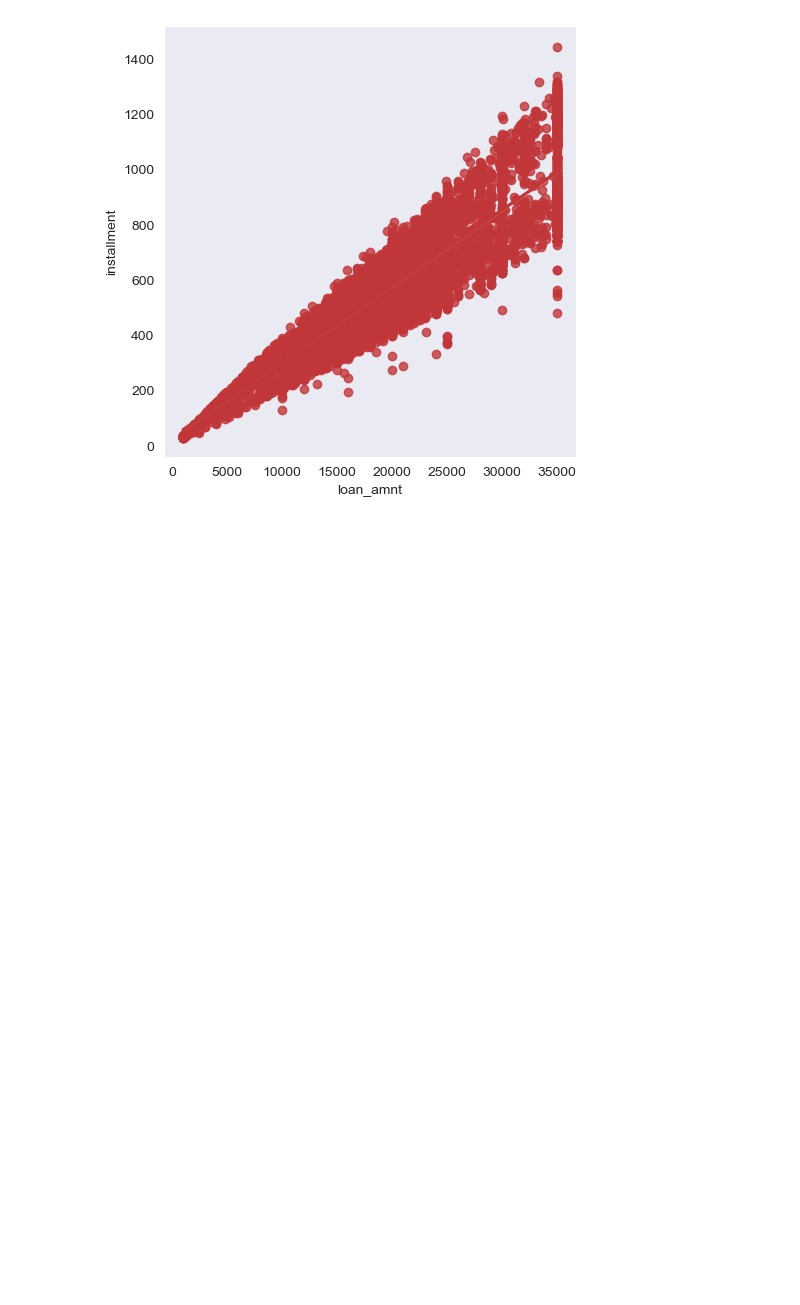
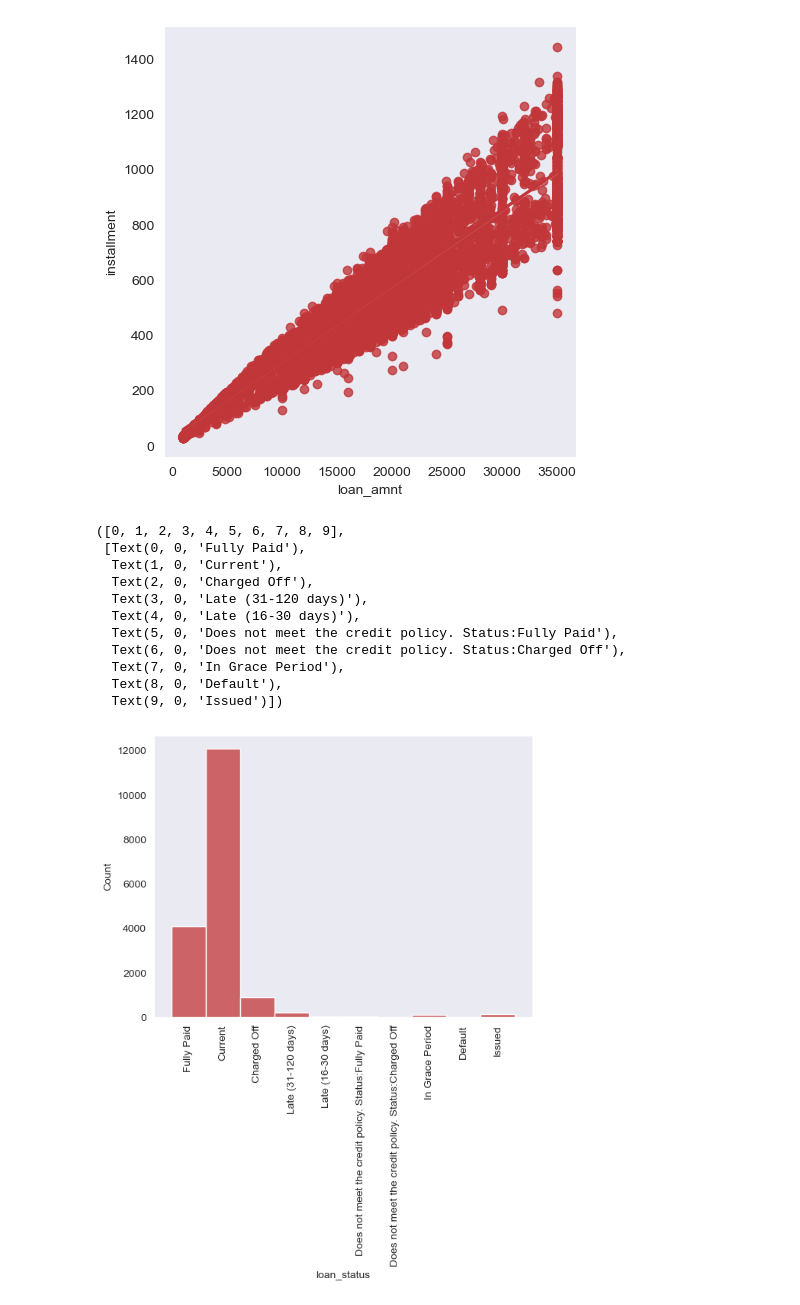
Before and after one commit to fburnelli/cas-de-stat-vis, a Jupyter notebook: visualisation.ipynb, the cells around one changed output. Cells and saved outputs as stored; diff of their text form; code cells hidden in the pictures; blank space fills up the shorter version.

```diff
--- a/visualisation.ipynb
+++ b/visualisation.ipynb
@@ -266,3 +266,19 @@ sns.lmplot(data=df,x="loan_amnt",y="installment")
 # %% [output]
 <seaborn.axisgrid.FacetGrid at 0x...>
 [figure]
+# %%
+sns.histplot(data=df, x='loan_status')
+plt.xticks(rotation=90)
+# %% [output]
+([0, 1, 2, 3, 4, 5, 6, 7, 8, 9],
+ [Text(0, 0, 'Fully Paid'),
+  Text(1, 0, 'Current'),
+  Text(2, 0, 'Charged Off'),
+  Text(3, 0, 'Late (31-120 days)'),
+  Text(4, 0, 'Late (16-30 days)'),
+  Text(5, 0, 'Does not meet the credit policy. Status:Fully Paid'),
+  Text(6, 0, 'Does not meet the credit policy. Status:Charged Off'),
+  Text(7, 0, 'In Grace Period'),
+  Text(8, 0, 'Default'),
+  Text(9, 0, 'Issued')])
+[figure, added]
```
